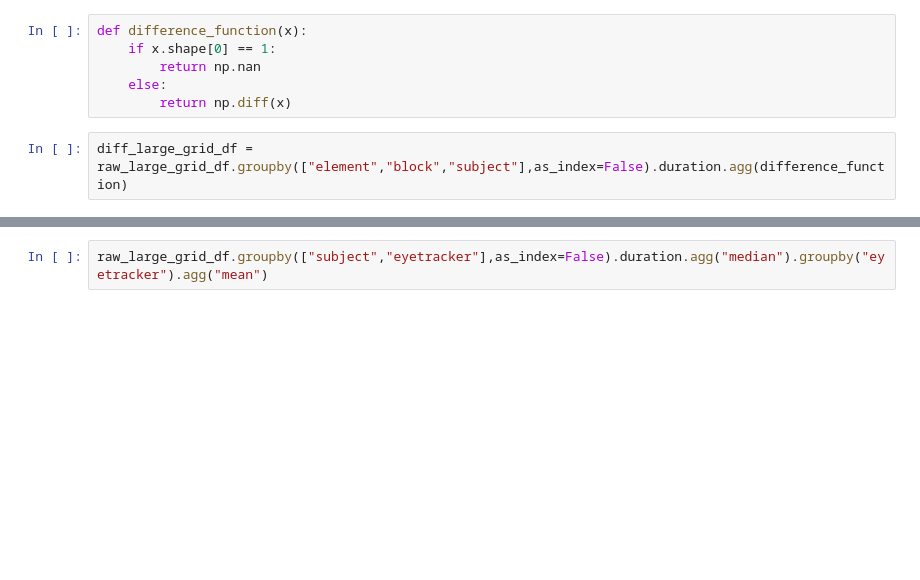
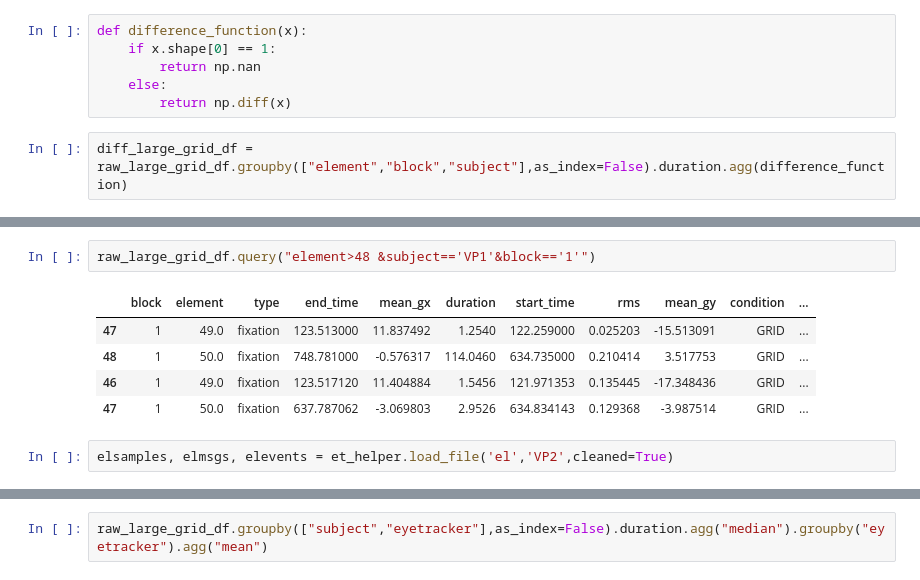
Before and after one commit to behinger/etcomp, a Jupyter notebook: code/be_main.ipynb, the cells around one changed output, grey strips where cells are left out. Saved outputs shown, nothing was run; the diff lists cells and outputs as text; blank space fills up the shorter version.

```diff
--- a/code/be_main.ipynb
+++ b/code/be_main.ipynb
@@ -321,0 +317,10 @@ ggplot(diff_large_grid_df,aes(x="duration"))+geom_density(aes(group='subject'),a
+# %%
+raw_large_grid_df.query("element>48 &subject=='VP1'&block=='1'")
+# %% [output]
+|  | block | element | type | end_time | mean_gx | duration | start_time | rms | mean_gy | condition | ... |
+| 47 | 1 | 49.0 | fixation | 123.513000 | 11.837492 | 1.2540 | 122.259000 | 0.025203 | -15.513091 | GRID | ... |
+| 48 | 1 | 50.0 | fixation | 748.781000 | -0.576317 | 114.0460 | 634.735000 | 0.210414 | 3.517753 | GRID | ... |
+| 46 | 1 | 49.0 | fixation | 123.517120 | 11.404884 | 1.5456 | 121.971353 | 0.135445 | -17.348436 | GRID | ... |
+| 47 | 1 | 50.0 | fixation | 637.787062 | -3.069803 | 2.9526 | 634.834143 | 0.129368 | -3.987514 | GRID | ... |
+# %%
+elsamples, elmsgs, elevents = et_helper.load_file('el','VP2',cleaned=True)
```
Also changed, not shown: parts of 9 cells of this notebook.
